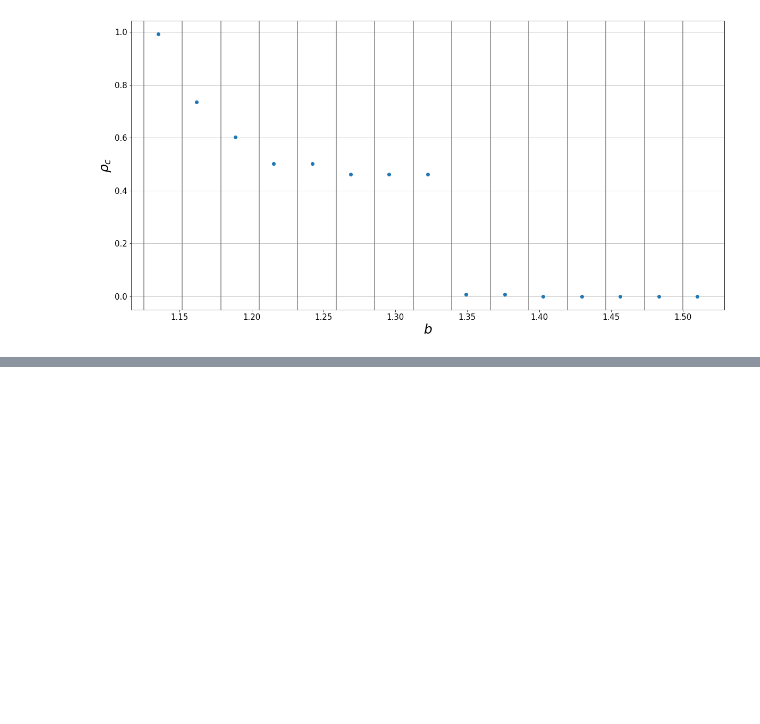
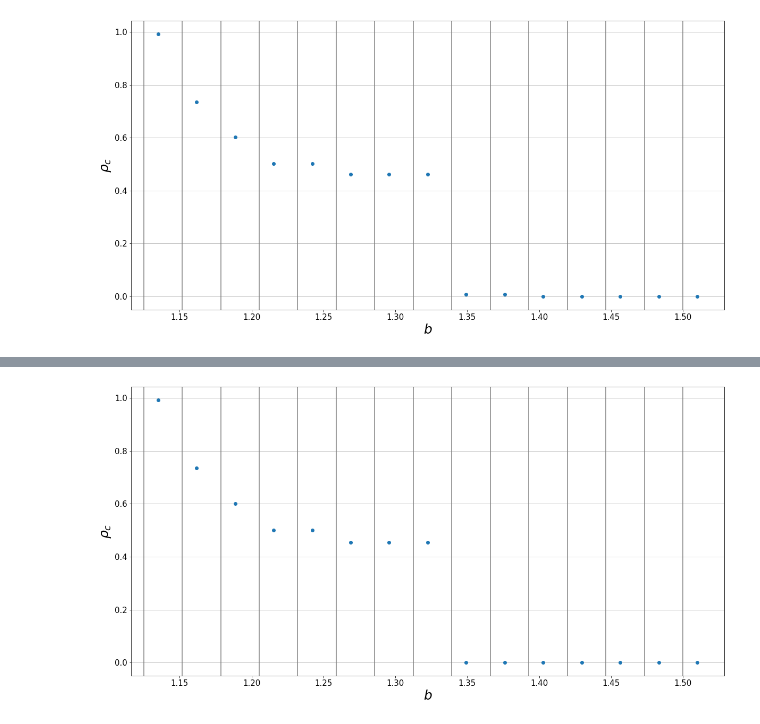
Before and after one commit to bu147/async_game, a Jupyter notebook: async_game_2.ipynb, the cells around one changed output, grey strips where cells are left out. Cells and saved outputs as stored; diff of their text form; code cells hidden in the pictures; blank space fills up the shorter version.

```diff
--- a/async_game_2.ipynb
+++ b/async_game_2.ipynb
@@ -361,0 +420,12 @@ ax.grid(b=True,axis='y')
+# %%
+#График зависимости плотности от b
+fig,ax = plt.subplots(1, 1, figsize=(20, 10))
+ax.errorbar(bs_short, p_tilda0_copy, err0_copy, fmt='o', capsize=3)
+ax.set_xlabel('$%s$'%'b',fontsize=25)
+ax.set_ylabel('$%s$'%'\\rho_c',fontsize=25)
+for i in range(m_short):
+    ax.axvline(bs_short[i] - eps, color='grey')
+ax.tick_params(axis='both', which='major', labelsize=15)
+ax.grid(b=True,axis='y')
+# %% [output]
+[figure, added]
```
Also changed, not shown: parts of 5 cells of this notebook, 1 other file.
